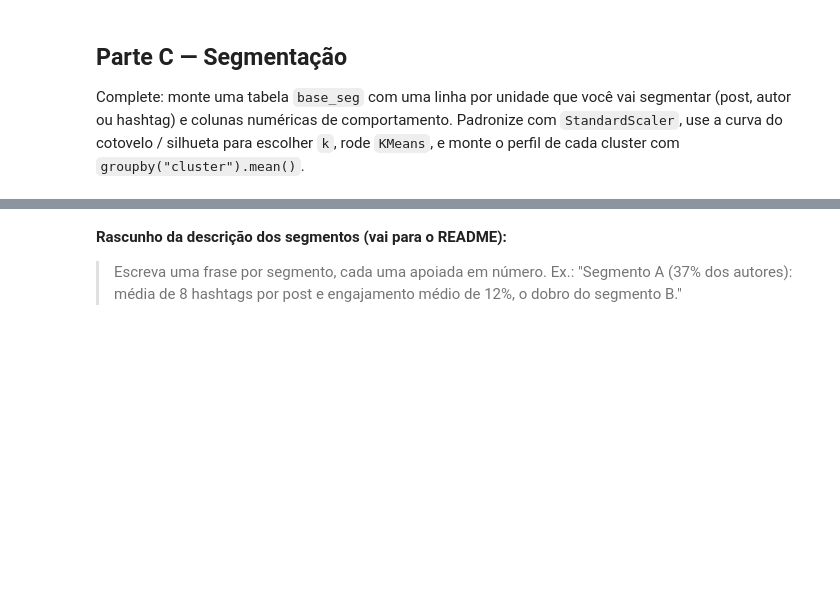
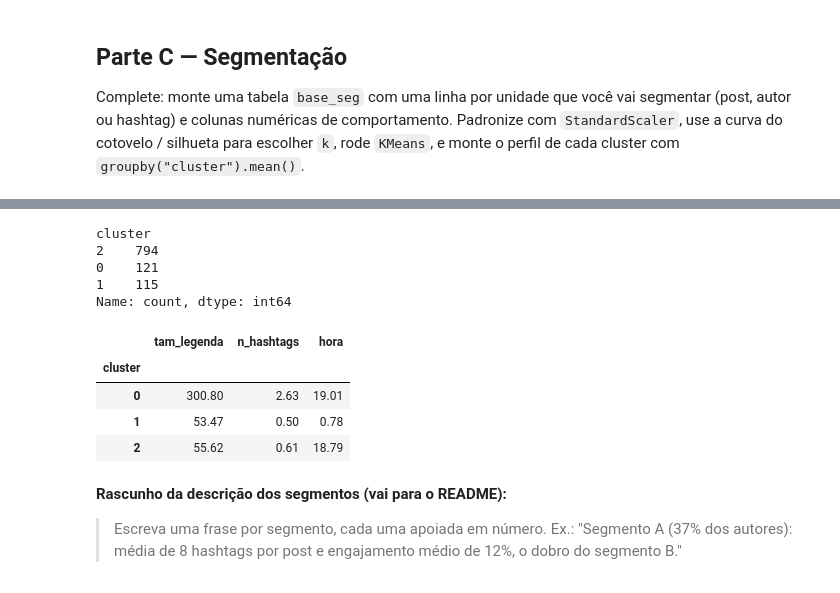
Before and after one commit to rebecabertozzi/extracao_trabalhos_rebecabertozzi, a Jupyter notebook: projetos/13-segmentacao-clusterizacao/exercicio-13-segmentacao-clusterizacao.ipynb, the cells around one changed output, grey strips where cells are left out. Drawn from its saved outputs; the diff is of its cells as text; code cells hidden in the pictures; blank space fills up the shorter version.

```diff
--- a/projetos/13-segmentacao-clusterizacao/exercicio-13-segmentacao-clusterizacao.ipynb
+++ b/projetos/13-segmentacao-clusterizacao/exercicio-13-segmentacao-clusterizacao.ipynb
@@ -97,3 +304,23 @@ from sklearn.metrics import silhouette_score
+# %%
+kmeans = KMeans(n_clusters=3, n_init=10, random_state=42)
+base_seg["cluster"] = kmeans.fit_predict(base_seg_padronizado)
+
+base_seg["cluster"].value_counts()
+# %% [output]
+cluster
+2    794
+0    121
+1    115
+Name: count, dtype: int64
+# %%
+perfil = base_seg.groupby("cluster").mean().round(2)
+perfil
+# %% [output]
+|  | tam_legenda | n_hashtags | hora |
+| cluster |  |  |  |
+| 0 | 300.80 | 2.63 | 19.01 |
+| 1 | 53.47 | 0.50 | 0.78 |
+| 2 | 55.62 | 0.61 | 18.79 |
 # %% [markdown]
 **Rascunho da descrição dos segmentos (vai para o README):**
 
```
Also changed, not shown: parts of 17 cells of this notebook, 1 other file.
